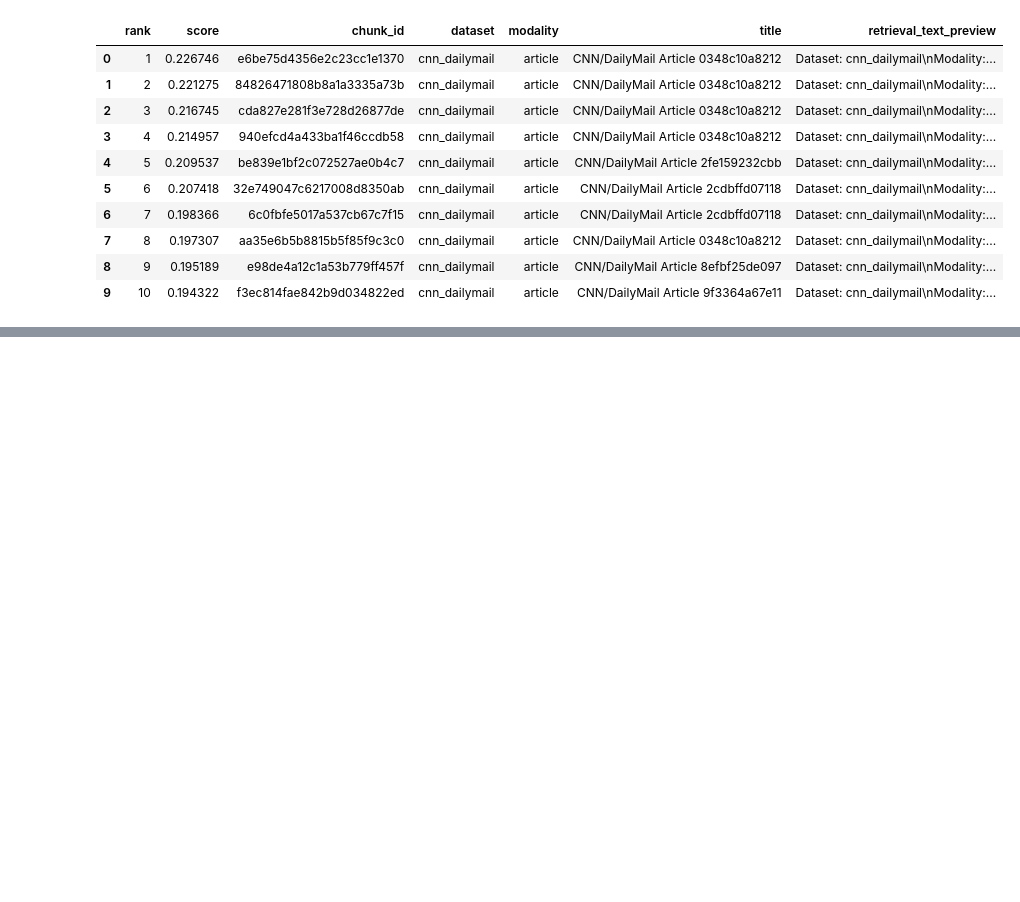
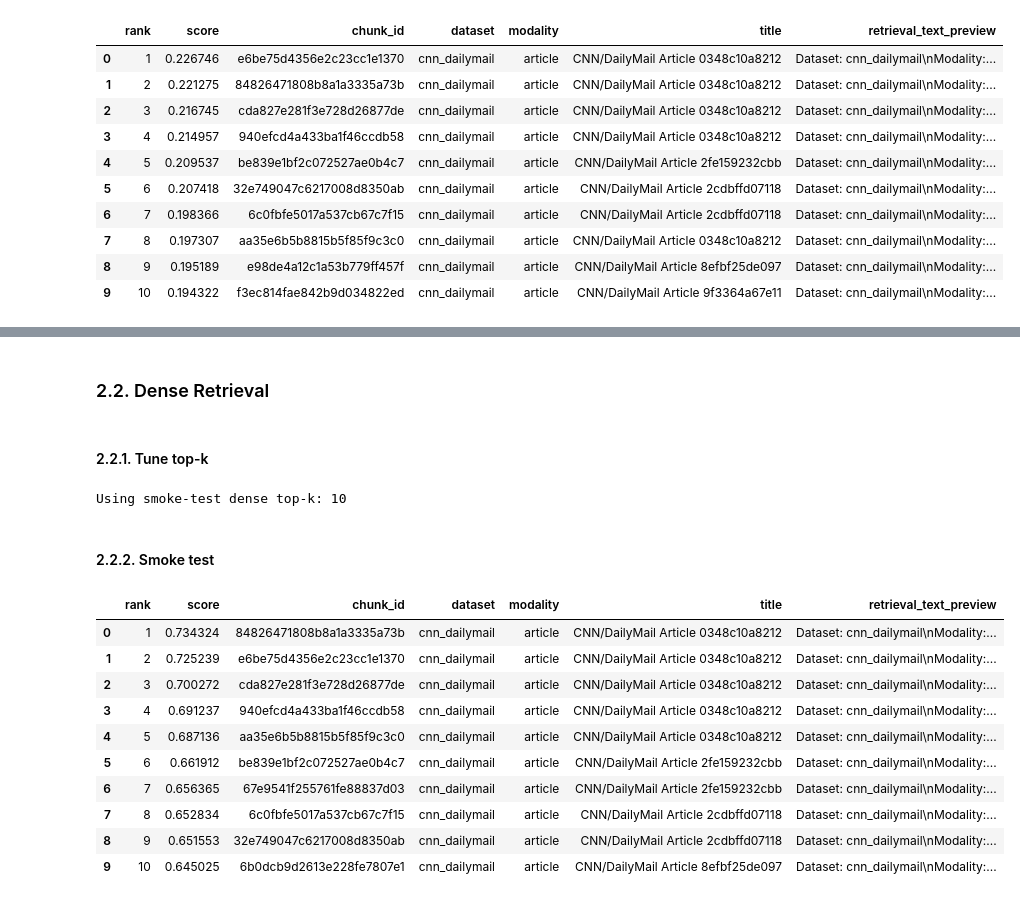
Before and after one commit to plminh-sdh/Design-and-Evaluation-of-Secure-Retrieval-Augmented-Systems-for-Large-Scale-Digital-Archives, a Jupyter notebook: Retrieval Component.ipynb, the cells around one changed output, grey strips where cells are left out. Cells and saved outputs as stored; diff of their text form; code cells hidden in the pictures; blank space fills up the shorter version.

Commit message:
add dense and hybrid retrieval

```diff
--- a/Retrieval Component.ipynb
+++ b/Retrieval Component.ipynb
@@ -258,0 +259,4 @@ Politics: Compared to Hagel, reaction to Brennan nomination muted . One of Brenn
+# %% [markdown]
+### 2.2. Dense Retrieval
+# %% [markdown]
+#### 2.2.1. Tune top-k
@@ -258,0 +270,65 @@ Politics: Compared to Hagel, reaction to Brennan nomination muted . One of Brenn
+# %%
+# TODO: tune dense retrieval top-k after generated qrels are ready.
+# This cell will evaluate candidate top-k values using only query_id/query for retrieval
+# and qrel fields only after retrieval for evaluation.
+DENSE_RETRIEVAL_TOP_K_CANDIDATES = [5, 10, 20, 50]
+BEST_DENSE_RETRIEVAL_TOP_K = RETRIEVAL_SMOKE_TEST_TOP_K
+print(f"Using smoke-test dense top-k: {BEST_DENSE_RETRIEVAL_TOP_K}")
+# %% [output]
+Using smoke-test dense top-k: 10
+# %% [markdown]
+#### 2.2.2. Smoke test
+# %%
+DENSE_VECTOR_NAME = "dense"
+DENSE_QUERY_EMBEDDING_MAX_LENGTH = 1024
+
+if "qdrant_retrieval_driver" not in globals():
+    raise RuntimeError("Initialize qdrant_retrieval_driver in section 1.2.2 first.")
+
+if "bge_m3_query_embedder" not in globals():
+    if "sparse_query_embedder" in globals():
+        bge_m3_query_embedder = sparse_query_embedder
+        print(f"Reusing BGE-M3 query embedder on: {bge_m3_query_embedder.device}")
+    else:
+        from src.bge_m3_embedding import BGEM3Embedder
+        bge_m3_query_embedder = BGEM3Embedder(
+            device="cuda" if torch.cuda.is_available() else "cpu",
+            require_cuda=False,
+        )
+        print(f"Loaded BGE-M3 query embedder on: {bge_m3_query_embedder.device}")
+
+if "qdrant_dense_retriever" not in globals():
+    qdrant_dense_retriever = QdrantDenseRetriever(
+        qdrant_driver=qdrant_retrieval_driver,
+        embedder=bge_m3_query_embedder,
+        vector_name=DENSE_VECTOR_NAME,
+        embedding_max_length=DENSE_QUERY_EMBEDDING_MAX_LENGTH,
+    )
+
+dense_smoke_results_df = qdrant_dense_retriever.retrieve(
+    RETRIEVAL_SMOKE_TEST_QUERY,
+    query_id=RETRIEVAL_SMOKE_TEST_QUERY_ID,
+    top_k=BEST_DENSE_RETRIEVAL_TOP_K,
+)
+
+display(dense_smoke_results_df[[
+    "rank",
+    "score",
+    "chunk_id",
+    "dataset",
+    "modality",
+    "title",
+    "retrieval_text_preview",
+]])
+# %% [output]
+|  | rank | score | chunk_id | dataset | modality | title | retrieval_text_preview |
+| 0 | 1 | 0.734324 | 84826471808b8a1a3335a73b | cnn_dailymail | article | CNN/DailyMail Article 0348c10a8212 | Dataset: cnn_dailymail\nModality:... |
+| 1 | 2 | 0.725239 | e6be75d4356e2c23cc1e1370 | cnn_dailymail | article | CNN/DailyMail Article 0348c10a8212 | Dataset: cnn_dailymail\nModality:... |
+| 2 | 3 | 0.700272 | cda827e281f3e728d26877de | cnn_dailymail | article | CNN/DailyMail Article 0348c10a8212 | Dataset: cnn_dailymail\nModality:... |
+| 3 | 4 | 0.691237 | 940efcd4a433ba1f46ccdb58 | cnn_dailymail | article | CNN/DailyMail Article 0348c10a8212 | Dataset: cnn_dailymail\nModality:... |
+| 4 | 5 | 0.687136 | aa35e6b5b8815b5f85f9c3c0 | cnn_dailymail | article | CNN/DailyMail Article 0348c10a8212 | Dataset: cnn_dailymail\nModality:... |
+| 5 | 6 | 0.661912 | be839e1bf2c072527ae0b4c7 | cnn_dailymail | article | CNN/DailyMail Article 2fe159232cbb | Dataset: cnn_dailymail\nModality:... |
+| 6 | 7 | 0.656365 | 67e9541f255761fe88837d03 | cnn_dailymail | article | CNN/DailyMail Article 2fe159232cbb | Dataset: cnn_dailymail\nModality:... |
+| 7 | 8 | 0.652834 | 6c0fbfe5017a537cb67c7f15 | cnn_dailymail | article | CNN/DailyMail Article 2cdbffd07118 | Dataset: cnn_dailymail\nModality:... |
+| 8 | 9 | 0.651553 | 32e749047c6217008d8350ab | cnn_dailymail | article | CNN/DailyMail Article 2cdbffd07118 | Dataset: cnn_dailymail\nModality:... |
+| 9 | 10 | 0.645025 | 6b0dcb9d2613e228fe7807e1 | cnn_dailymail | article | CNN/DailyMail Article 8efbf25de097 | Dataset: cnn_dailymail\nModality:... |
```
Also changed, not shown: parts of 10 cells of this notebook, 3 other files.
